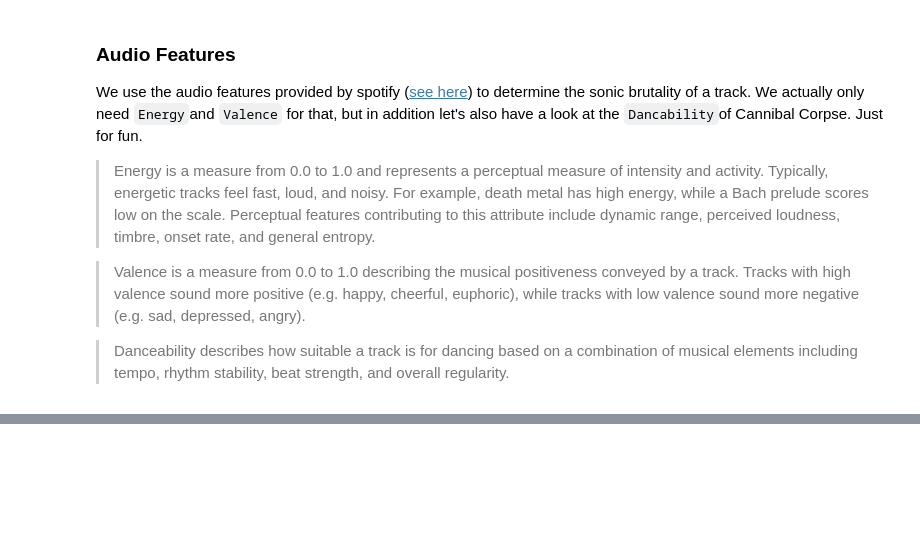
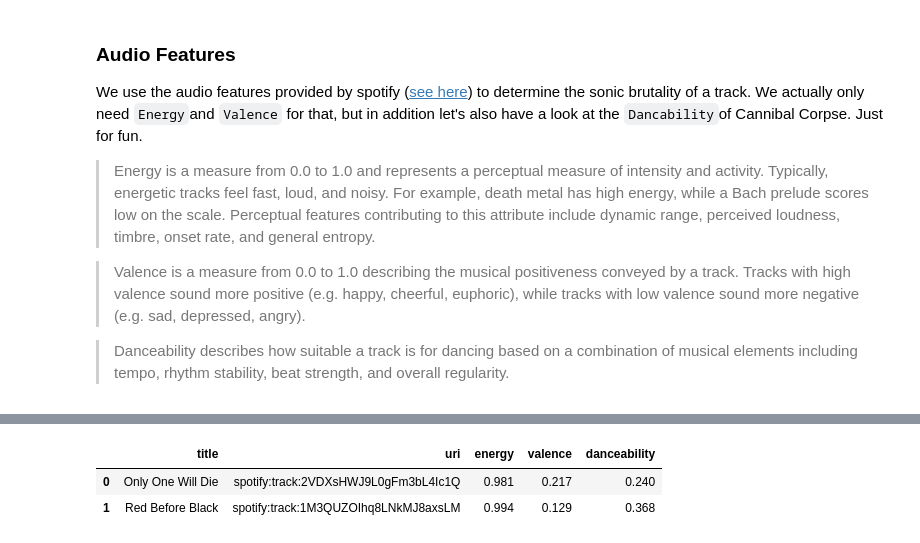
Before and after one commit to rbuerki/most-brutal-cannibal-corpse, a Jupyter notebook: 1-Audio-Analysis.ipynb, the cells around one changed output, grey strips where cells are left out. Saved outputs shown, nothing was run; the diff lists cells and outputs as text; code cells hidden in the pictures; blank space fills up the shorter version.

```diff
--- a/1-Audio-Analysis.ipynb
+++ b/1-Audio-Analysis.ipynb
@@ -232,0 +212,6 @@ track_df
+# %%
+display(song_data.head(2))
+# %% [output]
+|  | title | uri | energy | valence | danceability |
+| 0 | Only One Will Die | spotify:track:2VDXsHWJ9L0gFm3bL4Ic1Q | 0.981 | 0.217 | 0.240 |
+| 1 | Red Before Black | spotify:track:1M3QUZOIhq8LNkMJ8axsLM | 0.994 | 0.129 | 0.368 |
```
Also changed, not shown: parts of 20 cells of this notebook.
